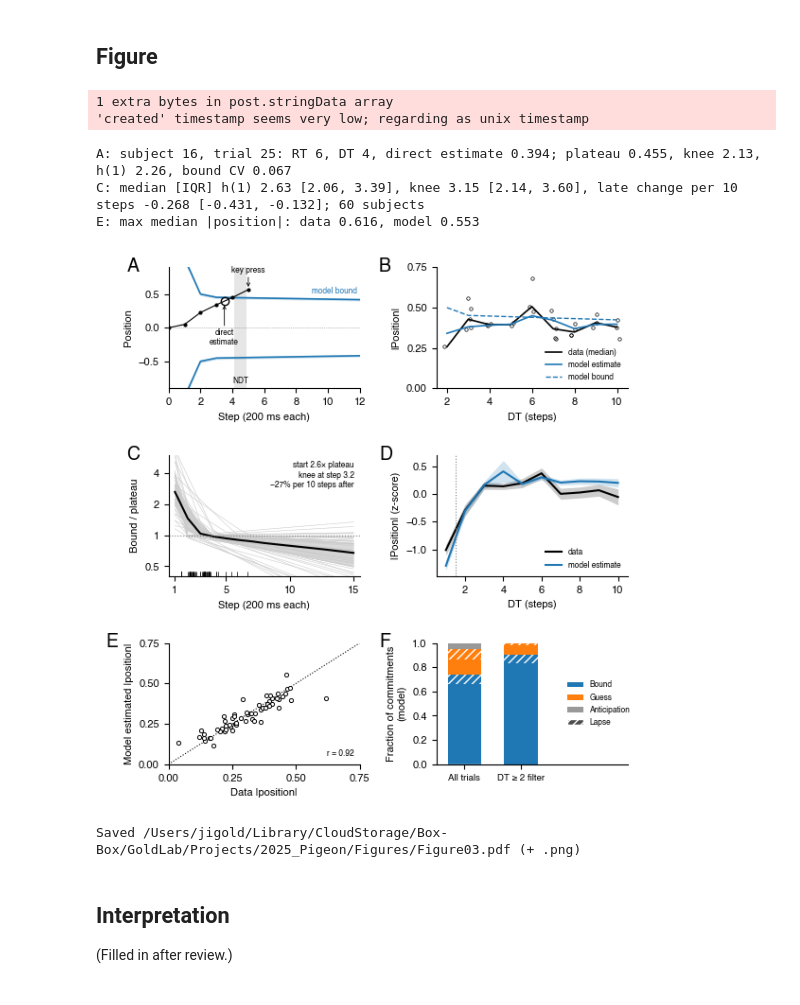
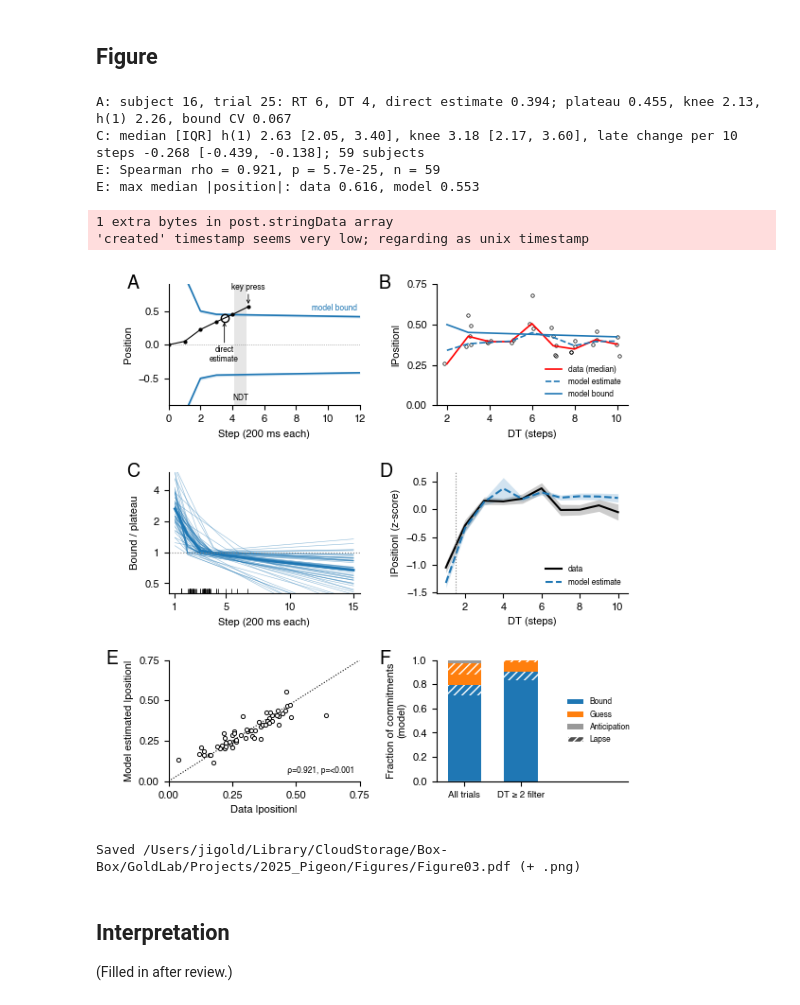
Before and after one commit to TheGoldLab/ms_2026_kalburge_etal_elife, a Jupyter notebook: notebooks/Figure03_boundSummary.ipynb, the cells around one changed output. Drawn from its saved outputs; the diff is of its cells as text; code cells hidden in the pictures.

Commit message:
get_plateau_at_limit; Figure03: plotting conventions (black data, red medians, blue model), exclude plateau-limit fits, Spearman rho with p
Co-Authored-By: Claude Opus 5.5 <noreply@anthropic.com>

```diff
--- a/notebooks/Figure03_boundSummary.ipynb
+++ b/notebooks/Figure03_boundSummary.ipynb
@@ -84,8 +91,15 @@ sim = simulate_stopping_data_table(trials, fits, group_col='condition', num_reps
                                    rng=np.random.default_rng(SIM_SEED))
 sim = infer_bounds_like_data(sim).assign(trial_number=99)
 
-real_b, sim_b = trials[trials.condition == BLOCK], sim[sim.condition == BLOCK]
+# Subject-blocks whose plateau sits at a fit limit have no evidence-based stopping (see
+# get_plateau_at_limit); they are left out of every panel here.
 fits_b = fits[fits.group == BLOCK].set_index('subject_index')
+l_limit = get_plateau_at_limit(fits_b)
+print(f'{BLOCK}: excluded {int(l_limit.sum())} of {len(fits_b)} subjects with the plateau at a fit limit: '
+      f'{fits_b.bound_scale[l_limit].round(3).to_dict()}')
+fits_b = fits_b[~l_limit]
+real_b = trials[(trials.condition == BLOCK) & trials.subject_index.isin(fits_b.index)]
+sim_b = sim[(sim.condition == BLOCK) & sim.subject_index.isin(fits_b.index)]
 print(f'{BLOCK}: {len(real_b):,} real trials, {len(sim_b):,} simulated ({SIM_REPS} per real trial), '
       f'{len(fits_b)} subjects')
 # %% [output]
@@ -217,10 +232,10 @@ ex_sim = _measured(sim_b[sim_b.subject_index == EXAMPLE_SUBJECT], 2)
 dts_b = DTS[1:]
 jitter = np.random.default_rng(0).uniform(-0.15, 0.15, len(ex))
 ax_B.plot(ex.DT + jitter, ex.abs_bound, 'o', ms=2.5, mfc='none', mec='k', mew=0.5)
-ax_B.plot(dts_b, ex.groupby('DT').abs_bound.median().reindex(dts_b), 'k-', lw=1.2, label='data (median)')
-ax_B.plot(dts_b, ex_sim.groupby('DT').abs_bound.median().reindex(dts_b), '-', color=MODEL, lw=1.2,
+ax_B.plot(dts_b, ex.groupby('DT').abs_bound.median().reindex(dts_b), 'r-', lw=1.2, label='data (median)')
+ax_B.plot(dts_b, ex_sim.groupby('DT').abs_bound.median().reindex(dts_b), '--', color=MODEL, lw=1.2,
           label='model estimate')
-ax_B.plot(dts_b, bound_time_course(fe, dts_b), '--', color=MODEL, lw=1, label='model bound')
+ax_B.plot(dts_b, bound_time_course(fe, dts_b), '-', color=MODEL, lw=1.2, label='model bound')
 ax_B.set_xlim(1.5, 10.5)
 ax_B.set_ylim(0, 0.75)
 ax_B.set_yticks([0, 0.25, 0.5, 0.75])
@@ -231,10 +246,8 @@ ax_B.legend(fontsize=6, frameon=False, loc='lower right')
 # C: bound shape relative to the plateau, one curve per subject (shape shared across blocks).
 shape_steps = np.arange(1, 16)
 shapes = np.exp(get_log_h(fits_b, shape_steps))
-ax_C.plot(shape_steps, shapes.T, color=GR, lw=0.4)
-q25, q50, q75 = np.percentile(shapes, [25, 50, 75], axis=0)
-ax_C.fill_between(shape_steps, q25, q75, color='k', alpha=0.15, lw=0)
-ax_C.plot(shape_steps, q50, 'k-', lw=1.5)
+ax_C.plot(shape_steps, shapes.T, color=MODEL, lw=0.4, alpha=0.5)
+ax_C.plot(shape_steps, np.median(shapes, axis=0), '-', color=MODEL, lw=2)
 ax_C.axhline(1, color='0.5', ls=':', lw=0.8)
 ax_C.plot(fits_b.knee, np.full(len(fits_b), 0.42), '|', color='k', ms=4, mew=0.5)   # knee rug
 ax_C.set_yscale('log')
@@ -247,18 +260,16 @@ ax_C.set_xticks([1, 5, 10, 15])
 ax_C.set_xlabel('Step (200 ms each)')
 ax_C.set_ylabel('Bound / plateau')
 h1, knee, late = np.exp(fits_b.log_h_start), fits_b.knee, np.exp(10 * fits_b.late_slope) - 1
-ax_C.text(0.97, 0.95, f'start {h1.median():.1f}× plateau\nknee at step {knee.median():.1f}\n'
-          f'{late.median():+.0%} per 10 steps after'.replace('-', '\u2212'), transform=ax_C.transAxes, ha='right', va='top', fontsize=6)
 print(f'C: median [IQR] h(1) {h1.median():.2f} [{h1.quantile(.25):.2f}, {h1.quantile(.75):.2f}], '
       f'knee {knee.median():.2f} [{knee.quantile(.25):.2f}, {knee.quantile(.75):.2f}], '
       f'late change per 10 steps {late.median():.3f} [{late.quantile(.25):.3f}, {late.quantile(.75):.3f}]; '
       f'{len(fits_b)} subjects')
 
 # D: all subjects, z-scored measured |bound| vs. DT.
-for z, color, label in ((z_real, 'k', 'data'), (z_sim, MODEL, 'model estimate')):
+for z, color, ls, label in ((z_real, 'k', '-', 'data'), (z_sim, MODEL, '--', 'model estimate')):
     m, e = z.mean(), z.sem()
     ax_D.fill_between(DTS, m - e, m + e, color=color, alpha=0.2, lw=0)
-    ax_D.plot(DTS, m, '-', color=color, lw=1.5, label=label)
+    ax_D.plot(DTS, m, ls, color=color, lw=1.5, label=label)
 ax_D.axvline(1.5, color='0.5', ls=':', lw=0.8)
 ax_D.set_xlim(0.5, 10.5)
 ax_D.set_xlabel('DT (steps)')
@@ -275,46 +286,49 @@ ax_E.set_xticks([0, 0.25, 0.5, 0.75])
 ax_E.set_yticks([0, 0.25, 0.5, 0.75])
 ax_E.set_xlabel('Data |position|')
 ax_E.set_ylabel('Model estimated |position|')
-ax_E.text(0.97, 0.05, f'r = {scipy.stats.spearmanr(med.data, med.model)[0]:.2f}', transform=ax_E.transAxes,
+rho_e, p_e = scipy.stats.spearmanr(med.data, med.model)
+ax_E.text(0.97, 0.05, f'ρ={rho_e:.3f}, p={"<0.001" if p_e < 0.001 else f"{p_e:.3f}"}', transform=ax_E.transAxes,
           ha='right', va='bottom', fontsize=6)
+print(f'E: Spearman rho = {rho_e:.3f}, p = {p_e:.2g}, n = {len(med)}')
 print(f'E: max median |position|: data {med.data.max():.3f}, model {med.model.max():.3f}')
 
 # F: sources of commitments (simulated ground truth); hatching = lapse (random choice).
 SRC_COLORS = {'bound': MODEL, 'guess': 'tab:orange', 'anticipation': '0.6'}
 for xi, (label, s) in enumerate(src.items()):
     bottom = 0.0
     for k in SOURCES:
         h = s.loc[k, 'fraction']
         ax_F.bar(xi, h, bottom=bottom, color=SRC_COLORS[k], width=0.6, lw=0)
         hl = h * s.loc[k, 'of which lapse']
         ax_F.bar(xi, hl, bottom=bottom + h - hl, color='none', edgecolor='w', hatch='////', width=0.6, lw=0)
         bottom += h
 for k in SOURCES:
     ax_F.bar(0, 0, color=SRC_COLORS[k], label=k.capitalize())
 ax_F.bar(0, 0, color='0.3', edgecolor='w', hatch='////', label='Lapse')
 ax_F.set_xticks([0, 1])
 ax_F.set_xticklabels(list(src), fontsize=7)
 ax_F.set_xlim(-0.5, 2.9)
 ax_F.set_ylim(0, 1)
 ax_F.set_ylabel('Fraction of commitments\n(model)')
 ax_F.legend(fontsize=6, frameon=False, loc='center right', bbox_to_anchor=(1.05, 0.5))
 
 for ax, label in zip((ax_A, ax_B, ax_C, ax_D, ax_E, ax_F), 'ABCDEF'):
     ax.spines[['top', 'right']].set_visible(False)
     add_panel_label(ax, label, dx={'E': -0.33}.get(label, -0.22 if label in 'AC' else -0.3))
 
 out = FIGURES_DIR / 'Figure03.pdf'
 fig.savefig(out, dpi=300, bbox_inches='tight')
 fig.savefig(out.with_suffix('.png'), dpi=300, bbox_inches='tight')
 plt.show()
 print(f'Saved {out} (+ .png)')
 # %% [output]
-1 extra bytes in post.stringData array
-'created' timestamp seems very low; regarding as unix timestamp
+A: subject 16, trial 25: RT 6, DT 4, direct estimate 0.394; plateau 0.455, knee 2.13, h(1) 2.26, bound CV 0.067
+C: median [IQR] h(1) 2.63 [2.05, 3.40], knee 3.18 [2.17, 3.60], late change per 10 steps -0.268 [-0.439, -0.138]; 59 subjects
+E: Spearman rho = 0.921, p = 5.7e-25, n = 59
+E: max median |position|: data 0.616, model 0.553
-A: subject 16, trial 25: RT 6, DT 4, direct estimate 0.394; plateau 0.455, knee 2.13, h(1) 2.26, bound CV 0.067
-C: median [IQR] h(1) 2.63 [2.06, 3.39], knee 3.15 [2.14, 3.60], late change per 10 steps -0.268 [-0.431, -0.132]; 60 subjects
-E: max median |position|: data 0.616, model 0.553
+1 extra bytes in post.stringData array
+'created' timestamp seems very low; regarding as unix timestamp
-[figure, old version]
+[figure, new version]
 Saved /Users/jigold/Library/CloudStorage/Box-Box/GoldLab/Projects/2025_Pigeon/Figures/Figure03.pdf (+ .png)
 # %% [markdown]
 ## Interpretation
```
Also changed, not shown: parts of 5 cells of this notebook, 2 other files.
